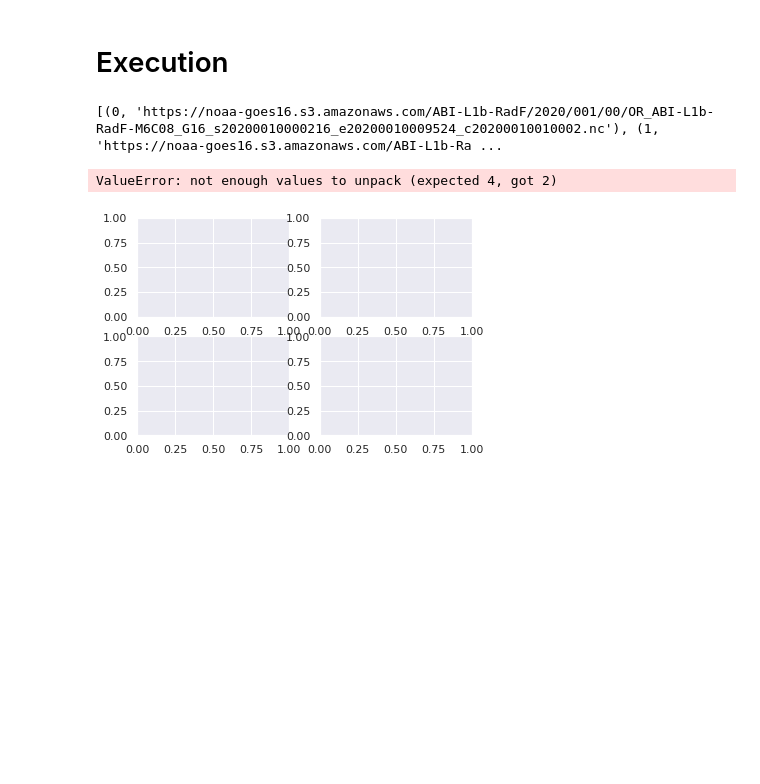
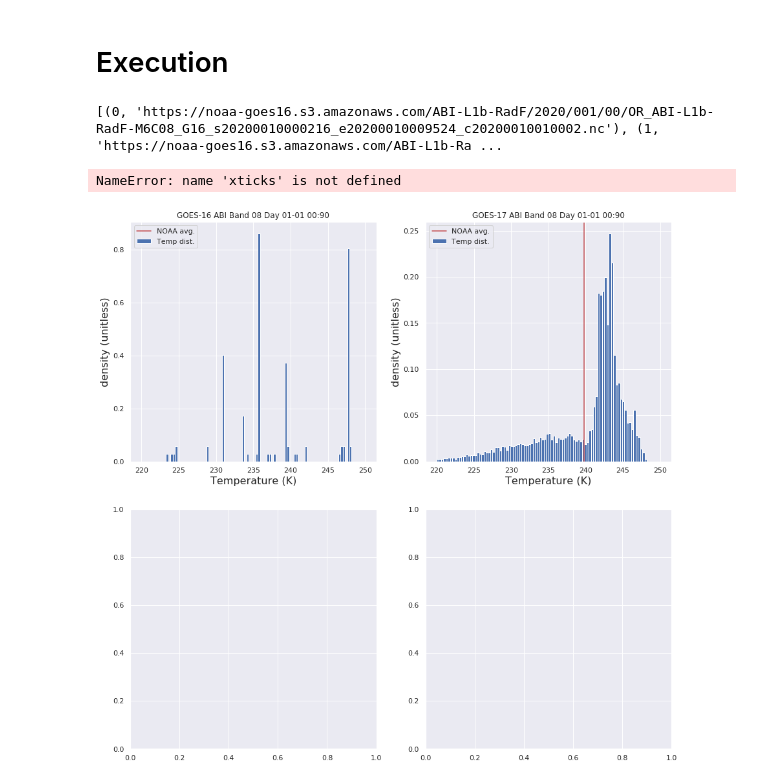
Before and after one commit to adomakor412/NERTO_CIMSS_GOES-R, a Jupyter notebook: NOAA_CIMSS_Histogram_Analyses.ipynb, the cells around one changed output. Drawn from its saved outputs; the diff is of its cells as text; code cells hidden in the pictures; blank space fills up the shorter version.

```diff
--- a/NOAA_CIMSS_Histogram_Analyses.ipynb
+++ b/NOAA_CIMSS_Histogram_Analyses.ipynb
@@ -204,9 +206,11 @@ for SS, bb, yyyy, mm, dd, hr in search:
         print(str(FD16), file=log)
         cYYYYDDDHHt = FD16[-18:-7]
         t = FD16[-7]
+        _FD17 = None
         for FD17 in bandURLList17[cnt:i]:
             if cYYYYDDDHHt == FD17[-18:-7]:
                 cnt +=1
+                _FD17 = FD17
                 download17 = requests.get(FD17)
                 nc17 = open('nc17.nc','wb')
                 nc17.write(download17.content)
@@ -216,11 +220,18 @@ for SS, bb, yyyy, mm, dd, hr in search:
                 '''Load numpy files'''
                 imageBox_17 = np.load('nc17.npy')
                 myFile_17 = xr.open_dataset('nc17.nc')
-                planck_fk1 = float(myFile_17['planck_fk1'].data)
-                planck_fk2 = float(myFile_17['planck_fk2'].data)
-                planck_bc1 = float(myFile_17['planck_bc1'].data)
-                planck_bc2 = float(myFile_17['planck_bc2'].data)
+                planck_fk1_17 = float(myFile_17['planck_fk1'].data)
+                planck_fk2_17 = float(myFile_17['planck_fk2'].data)
+                planck_bc1_17 = float(myFile_17['planck_bc1'].data)
+                planck_bc2_17 = float(myFile_17['planck_bc2'].data)
                 break
+            else:
+                _FD17 = None
+                imageBox_17 = None
+                planck_fk1_17 = None
+                planck_fk2_17 = None
+                planck_bc1_17 = None
+                planck_bc2_17 = None
         download16 = requests.get(FD16)
         nc16 = open('nc16.nc','wb')
         nc16.write(download16.content)
@@ -236,10 +247,10 @@ for SS, bb, yyyy, mm, dd, hr in search:
         planck_bc2_16 = float(myFile_16['planck_bc2'].data)
 
         '''Create subplot figures and save'''
-        fig, (ax1, ax2, ax3, ax4) = plt.subplots(2, 2)
+        fig, ((ax1, ax2), (ax3, ax4)) = plt.subplots(2, 2,figsize=(15,15))
 
         '''Histograms'''
-        ax1.set_title(f'GOES-16 ABI Band {bb} Day {mm}-{dd} {hh}:{t}0')
+        ax1.set_title(f'GOES-16 ABI Band {bb} Day {mm}-{dd} {hr}:{t}0')
         ax1.set_ylabel('density (unitless)',fontsize = 16)
         ax1.set_xlabel('Temperature (K)', fontsize = 16)
         Tbox16 = Rad2BT(imageBox_16, planck_fk1_16, planck_fk2_16, planck_bc1_16, planck_bc2_16)
@@ -247,8 +258,8 @@ for SS, bb, yyyy, mm, dd, hr in search:
         ax1.axvline(Tbox16.mean(), color='r',label = 'NOAA avg.')
         ax1.legend(loc='upper left')
 
-        if cYYYYDDDHHt == FD17[-18:-7]:
-            ax2.set_title(f'GOES-17 ABI Band {bb} Day {mm}-{dd} {hh}:{t}0')
+        if None != _FD17:
+            ax2.set_title(f'GOES-17 ABI Band {bb} Day {mm}-{dd} {hr}:{t}0')
             ax2.set_ylabel('density (unitless)',fontsize = 16)
             ax2.set_xlabel('Temperature (K)', fontsize = 16)
             Tbox17 = Rad2BT(imageBox_17, planck_fk1_17, planck_fk2_17, planck_bc1_17, planck_bc2_17)
@@ -257,6 +268,7 @@ for SS, bb, yyyy, mm, dd, hr in search:
             ax2.legend(loc='upper left')
 
             '''ECDF'''
+            xticks = np.arange(len(G17))
             xticks = [st.scoreatpercentile(xticks, p) for p in [0, 25, 50, 75, 100]]
             ax3.plot(sorted(G17), label='G17')
             ax3.plot(sorted(G16), label='G16')
@@ -288,34 +300,36 @@ for SS, bb, yyyy, mm, dd, hr in search:
             ax4.set_xlabel('G17')
             ax4.set_title('Transform of G17 to G16')
             ax4.set_aspect('equal')
             ax4.legend(loc = 'upper left')
 
         #ax.plot([T,T], [0,0.3],'r', label = 'something')
         YYYY = FD16[-17:-13]
         DDD = FD16[-13:-10]
         HH = FD16[-10:-8]
-        MM = FD16[-8:-6]
-        fig.savefig(op.join(storage,f"GOES-R_panel_GOES16vsGOES17_FD_{YYYY}{DDD}{HH}{MM}_Band{bb}.png"))
+        i = FD16.find('_s')
+        MM = FD16[i+8: i+10]
+        fig.savefig(op.join(storage,f"GOES-R_panel_GOES16vsGOES17_FD_{YYYY}{DDD}{HH}{MM}_Band{bb}.png"));
+        plt.close()
         #GOES17_FPMTemp_GOES16vsGOES17MeanDiff_FD_2020357_000032_Band08.png
 #     times17, mean17 = getTmean('17', npPath, band, day)
 #     times16, mean16 = getTmean('16', npPath, band, day)
 
 #     ptimes17 = [datetime.strptime(f"2019{t}", "%Y%j%H%M") for t in times17]
 #     ptimes16 = [datetime.strptime(f"2019{t}", "%Y%j%H%M") for t in times16]
 #     fig, ax1 = plt.subplots(figsize=(15,5))#constrained_layout=False
 #     _ = ax1.plot_date(ptimes17, mean17 , label="GOES-17", color='tab:red', marker='+', markersize = 16)
 #     _ = ax1.plot_date(ptimes16, mean16 , label='GOES-16', color='tab:blue', marker='+', markersize = 16, zorder=-1)
 #     _ = ax1.set_ylim(220,260)
 #     _ = ax1.tick_params('both', labelsize=18)
 #     _ = ax1.legend()
 #     _ = ax1.set_title(f'Mean Temperatures (K) for a 401 x 1001 Portion\n of Band 08 on 04-{str(8+j)}-2019', fontweight ='bold', fontsize = 22)
 #     _ = ax1.set_ylabel('Temperature (K)',fontsize = 16)
 #     _ = ax1.set_xlabel('time (hours)',fontsize = 16)
 #     _ = ax1.xaxis.set_major_formatter(mdates.DateFormatter('%H:%M'))
 
 
 #     _ = plt.savefig('..'+ op.join(DATAPATH,f"Mean_temp_unfiltered/04-{str(8+j).zfill(2)}-2019"))
 # %% [output]
 [(0, 'https://noaa-goes16.s3.amazonaws.com/ABI-L1b-RadF/2020/001/00/OR_ABI-L1b-RadF-M6C08_G16_s20200010000216_e20200010009524_c20200010010002.nc'), (1, 'https://noaa-goes16.s3.amazonaws.com/ABI-L1b-Ra ...
-ValueError: not enough values to unpack (expected 4, got 2)
+NameError: name 'xticks' is not defined
-[figure, old version]
+[figure, new version]
```
Also changed, not shown: parts of 1 cell of this notebook.
